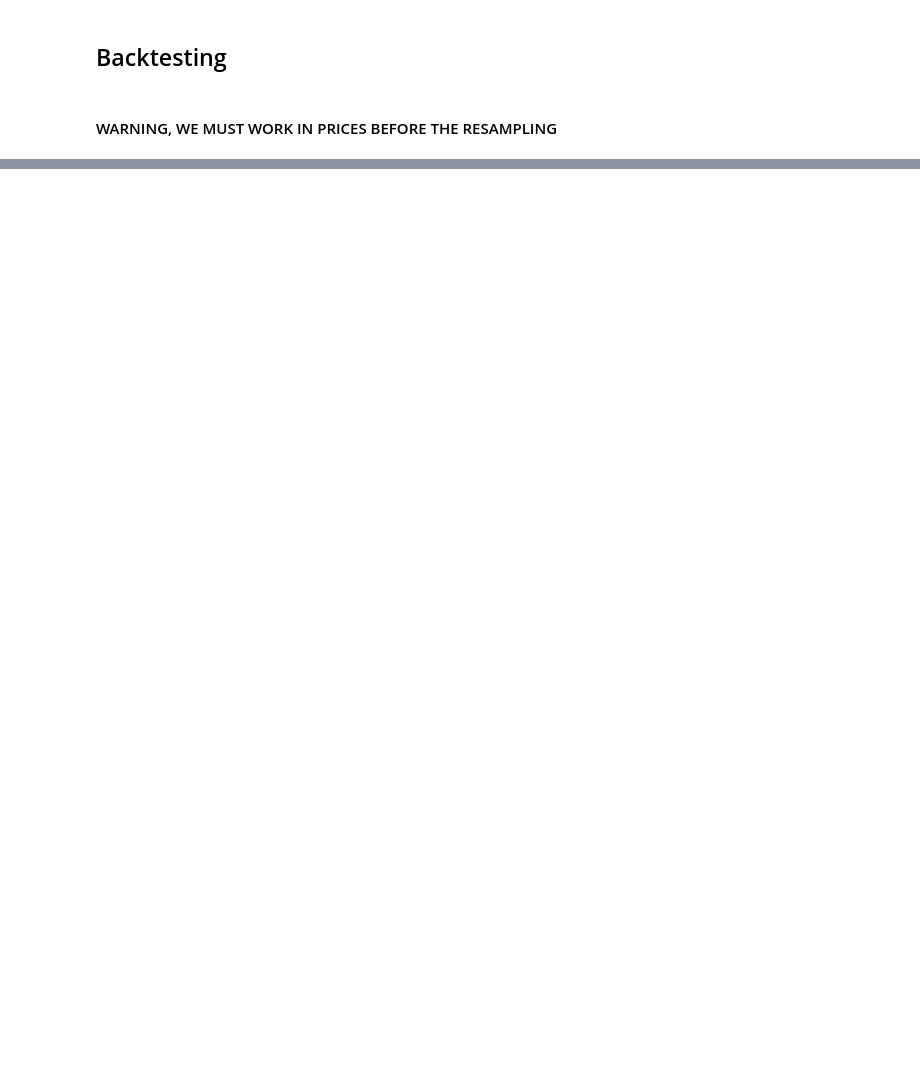
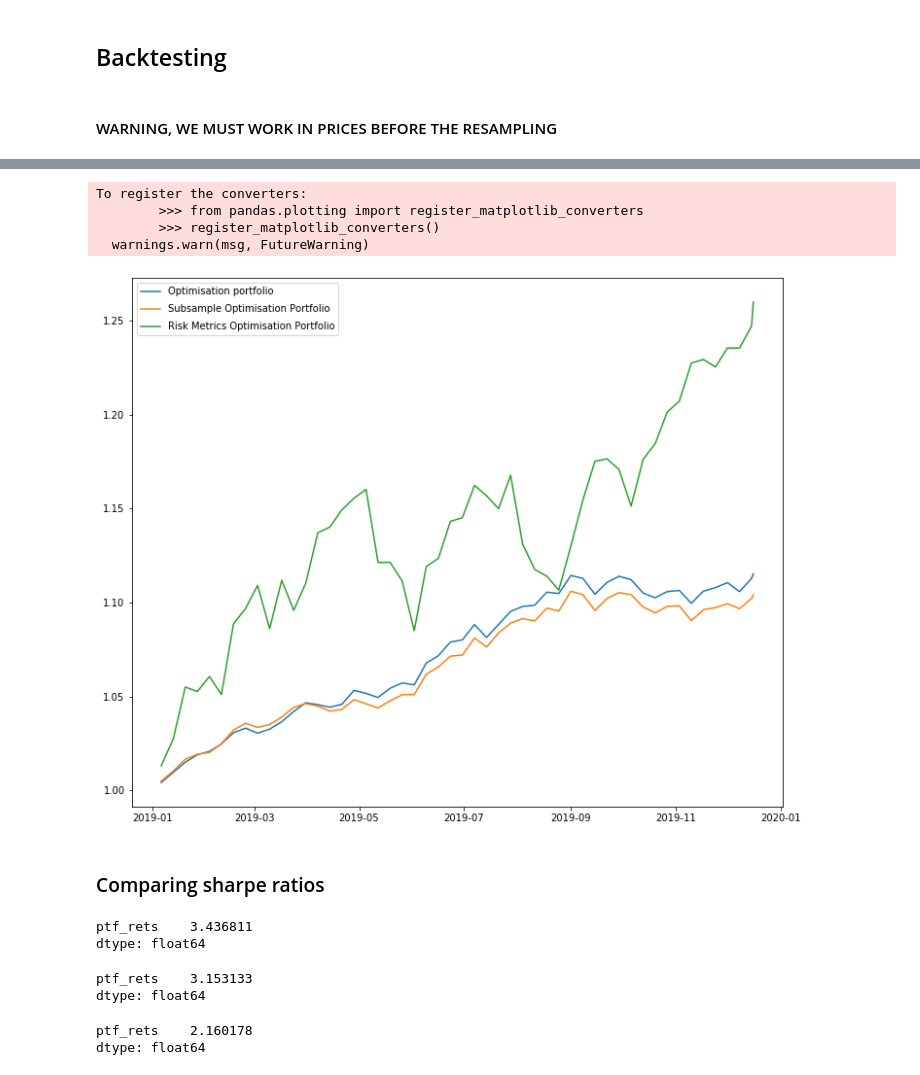
Before and after one commit to plonfat/ptf_optim, a Jupyter notebook: ptf_optimisation.ipynb, the cells around one changed output, grey strips where cells are left out. Drawn from its saved outputs; the diff is of its cells as text; code cells hidden in the pictures; blank space fills up the shorter version.

```diff
--- a/ptf_optimisation.ipynb
+++ b/ptf_optimisation.ipynb
@@ -836,2 +757,2 @@ fee = 0.001
 # %%
-test = log_ret_out.resample('W').last()
+rebaindex = simple_ret_out.resample('W').last().index
@@ -839,0 +759,6 @@ test.head()
+# %%
+rebaindex = rebaindex[:-1]
+# %%
+# Adding first and last "actual" date in the index
+rebaindex = rebaindex.insert(0,pd.Timestamp(start_date))
+rebaindex = rebaindex.insert(len(rebaindex),simple_ret_out.index[-1])
@@ -839,0 +820,21 @@ test.head()
+# %%
+# Computing ptfs cumulative returns
+ptf_val_opt = np.cumprod(1 + ptf_ret_opt) * 1
+ptf_val_opt_sub = np.cumprod(1 + ptf_ret_opt_sub) * 1
+ptf_val_opt_rm = np.cumprod(1 + ptf_ret_opt_rm) * 1
+# %%
+fig = plt.figure()
+fig.set_figheight(10)
+fig.set_figwidth(12)
+plt.plot(ptf_val_opt,label='Optimisation portfolio')
+plt.plot(ptf_val_opt_sub,label='Subsample Optimisation Portfolio')
+plt.plot(ptf_val_opt_rm,label='Risk Metrics Optimisation Portfolio')
+
+plt.legend(labelspacing=0.8)
+plt.show()
+# %% [output]
+To register the converters:
+        >>> from pandas.plotting import register_matplotlib_converters
+        >>> register_matplotlib_converters()
+  warnings.warn(msg, FutureWarning)
+[figure, added]
@@ -839,0 +853,17 @@ test.head()
+# %% [markdown]
+### Comparing sharpe ratios
+# %%
+sr_opt
+# %% [output]
+ptf_rets    3.436811
+dtype: float64
+# %%
+sr_opt_sub
+# %% [output]
+ptf_rets    3.153133
+dtype: float64
+# %%
+sr_opt_rm
+# %% [output]
+ptf_rets    2.160178
+dtype: float64
```
Also changed, not shown: parts of 47 cells of this notebook, 3 other files.
